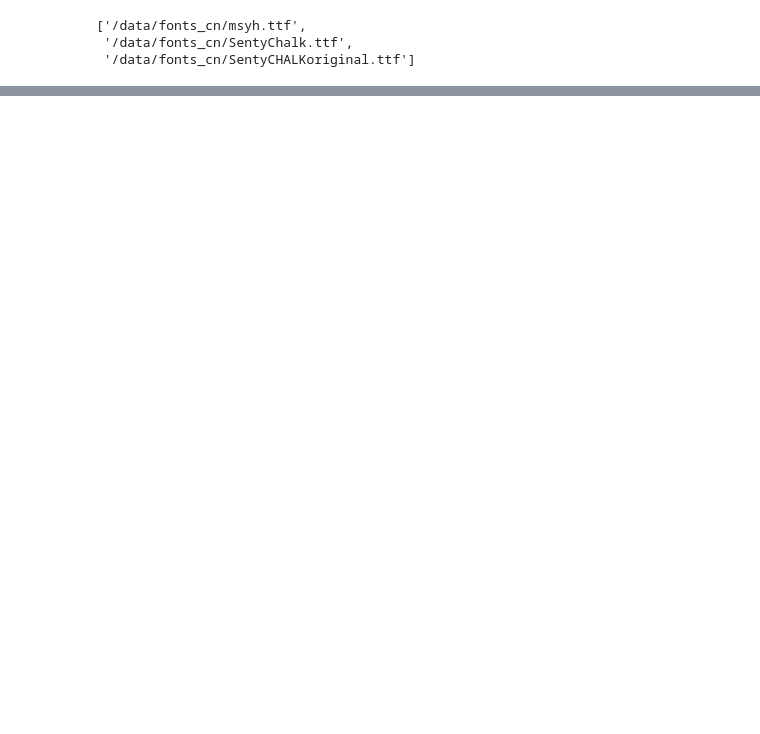
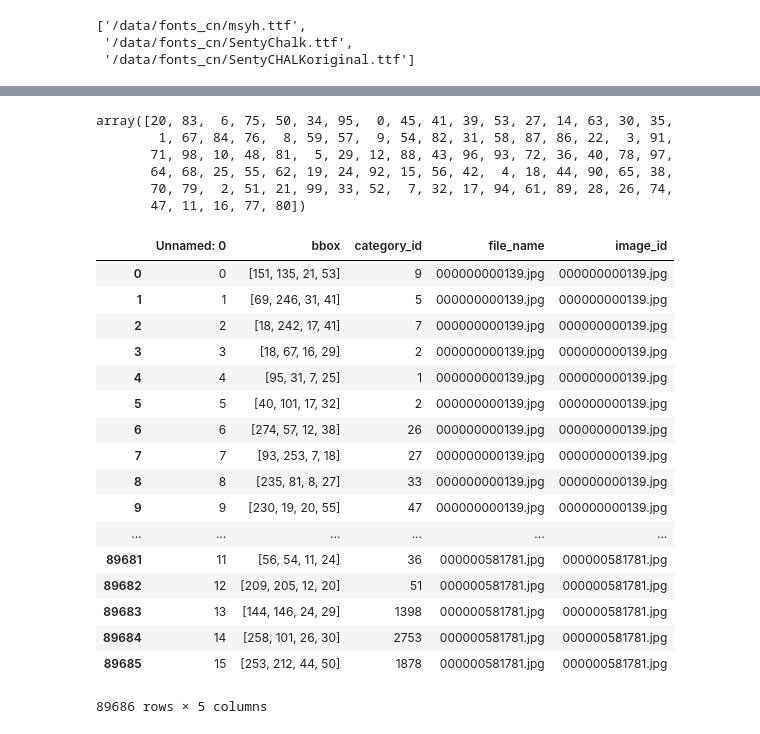
Before and after one commit to raynardj/obj_detection, a Jupyter notebook: text_img_aug.ipynb, the cells around one changed output, grey strips where cells are left out. Saved outputs shown, nothing was run; the diff lists cells and outputs as text; code cells hidden in the pictures; blank space fills up the shorter version.

```diff
--- a/text_img_aug.ipynb
+++ b/text_img_aug.ipynb
@@ -112,0 +312,32 @@ img.save('/Users/zhangxiaochen/Pictures/001_txt.jpg')
+# %%
+np.random.choice(range(100),90,replace=False)
+# %% [output]
+array([20, 83,  6, 75, 50, 34, 95,  0, 45, 41, 39, 53, 27, 14, 63, 30, 35,
+        1, 67, 84, 76,  8, 59, 57,  9, 54, 82, 31, 58, 87, 86, 22,  3, 91,
+       71, 98, 10, 48, 81,  5, 29, 12, 88, 43, 96, 93, 72, 36, 40, 78, 97,
+       64, 68, 25, 55, 62, 19, 24, 92, 15, 56, 42,  4, 18, 44, 90, 65, 38,
+       70, 79,  2, 51, 21, 99, 33, 52,  7, 32, 17, 94, 61, 89, 28, 26, 74,
+       47, 11, 16, 77, 80])
+# %%
+char_lbl = pd.read_csv("/data/forge/char_lbl.csv")
+# %%
+char_lbl
+# %% [output]
+|  | Unnamed: 0 | bbox | category_id | file_name | image_id |
+| 0 | 0 | [151, 135, 21, 53] | 9 | 000000000139.jpg | 000000000139.jpg |
+| 1 | 1 | [69, 246, 31, 41] | 5 | 000000000139.jpg | 000000000139.jpg |
+| 2 | 2 | [18, 242, 17, 41] | 7 | 000000000139.jpg | 000000000139.jpg |
+| 3 | 3 | [18, 67, 16, 29] | 2 | 000000000139.jpg | 000000000139.jpg |
+| 4 | 4 | [95, 31, 7, 25] | 1 | 000000000139.jpg | 000000000139.jpg |
+| 5 | 5 | [40, 101, 17, 32] | 2 | 000000000139.jpg | 000000000139.jpg |
+| 6 | 6 | [274, 57, 12, 38] | 26 | 000000000139.jpg | 000000000139.jpg |
+| 7 | 7 | [93, 253, 7, 18] | 27 | 000000000139.jpg | 000000000139.jpg |
+| 8 | 8 | [235, 81, 8, 27] | 33 | 000000000139.jpg | 000000000139.jpg |
+| 9 | 9 | [230, 19, 20, 55] | 47 | 000000000139.jpg | 000000000139.jpg |
+| ... | ... | ... | ... | ... | ... |
+| 89681 | 11 | [56, 54, 11, 24] | 36 | 000000581781.jpg | 000000581781.jpg |
+| 89682 | 12 | [209, 205, 12, 20] | 51 | 000000581781.jpg | 000000581781.jpg |
+| 89683 | 13 | [144, 146, 24, 29] | 1398 | 000000581781.jpg | 000000581781.jpg |
+| 89684 | 14 | [258, 101, 26, 30] | 2753 | 000000581781.jpg | 000000581781.jpg |
+| 89685 | 15 | [253, 212, 44, 50] | 1878 | 000000581781.jpg | 000000581781.jpg |
+89686 rows × 5 columns
```
Also changed, not shown: parts of 17 cells of this notebook, 8 other files.
